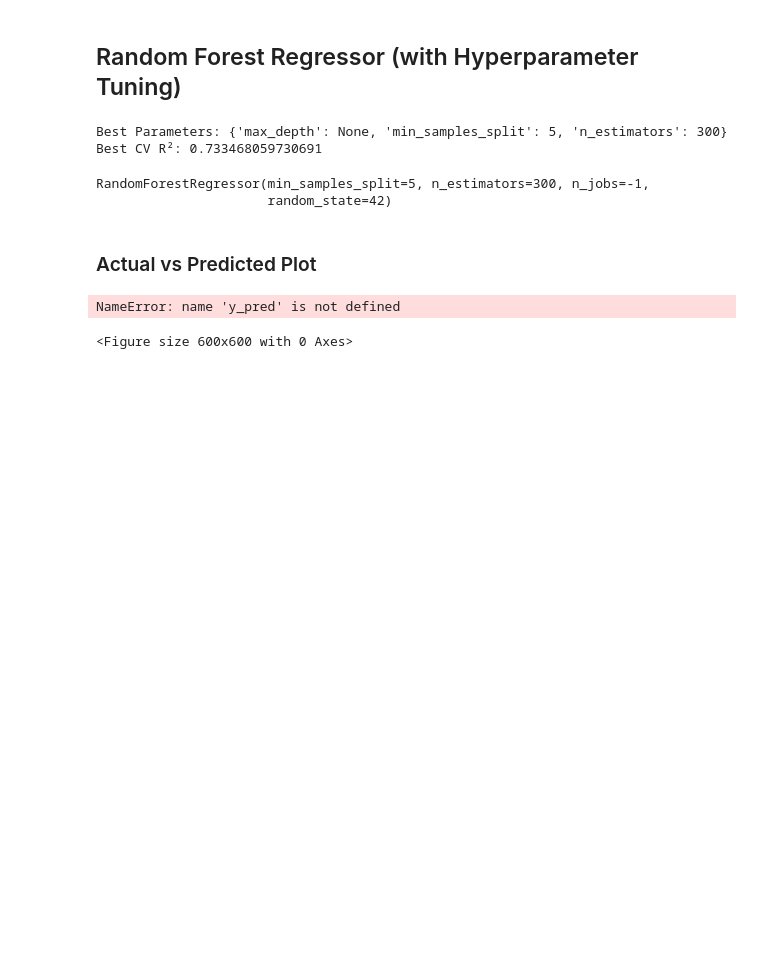
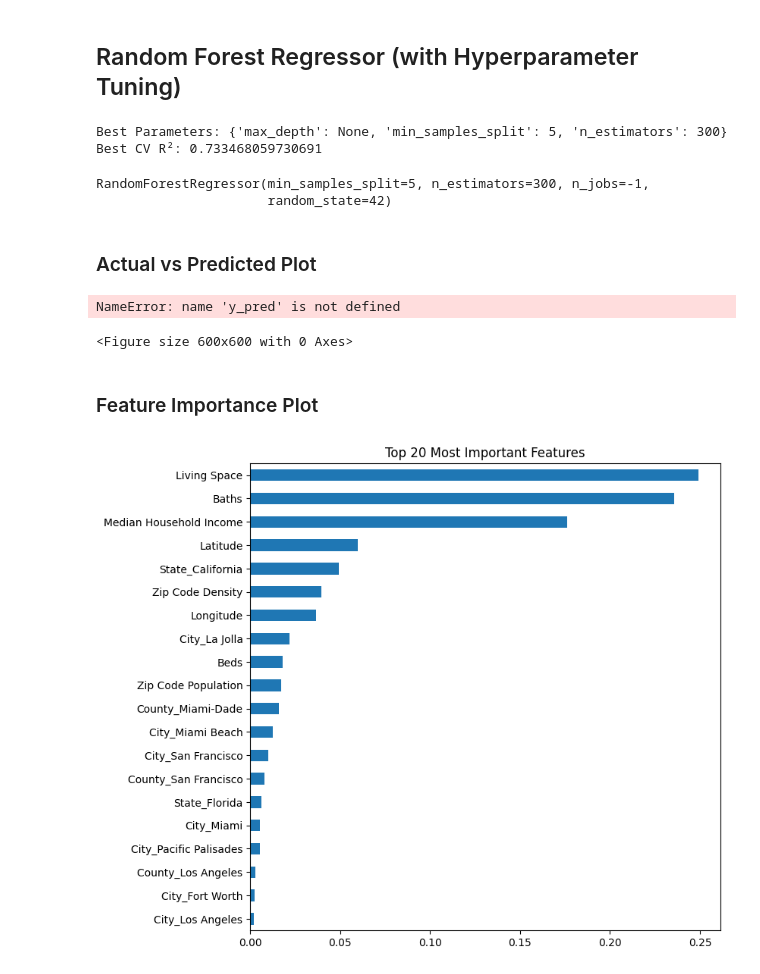
Before and after one commit to Sasivadhan163/Housing_Prices_In_US, a Jupyter notebook: Housing_price_prediction.ipynb, the cells around one changed output. Cells and saved outputs as stored; diff of their text form; code cells hidden in the pictures; blank space fills up the shorter version.

Commit message:
Feature Importance Plot

```diff
--- a/Housing_price_prediction.ipynb
+++ b/Housing_price_prediction.ipynb
@@ -310,3 +310,15 @@ plt.show()
 # %% [output]
 NameError: name 'y_pred' is not defined
 <Figure size 600x600 with 0 Axes>
+# %% [markdown]
+### Feature Importance Plot
+# %%
+importances = pd.Series(rf.feature_importances_, index=X_train.columns)
+top20 = importances.sort_values().tail(20)
+
+plt.figure(figsize=(8,8))
+top20.plot(kind="barh")
+plt.title("Top 20 Most Important Features")
+plt.show()
+# %% [output]
+[figure, added]
```
